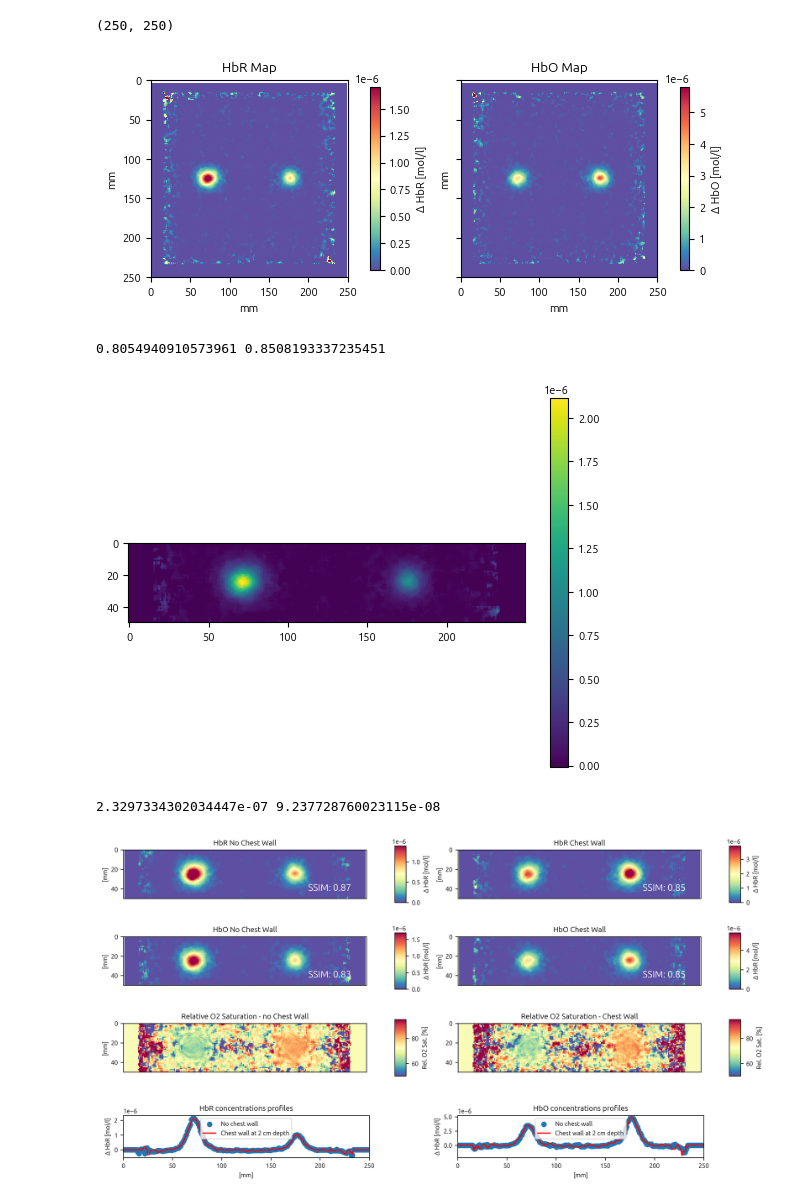
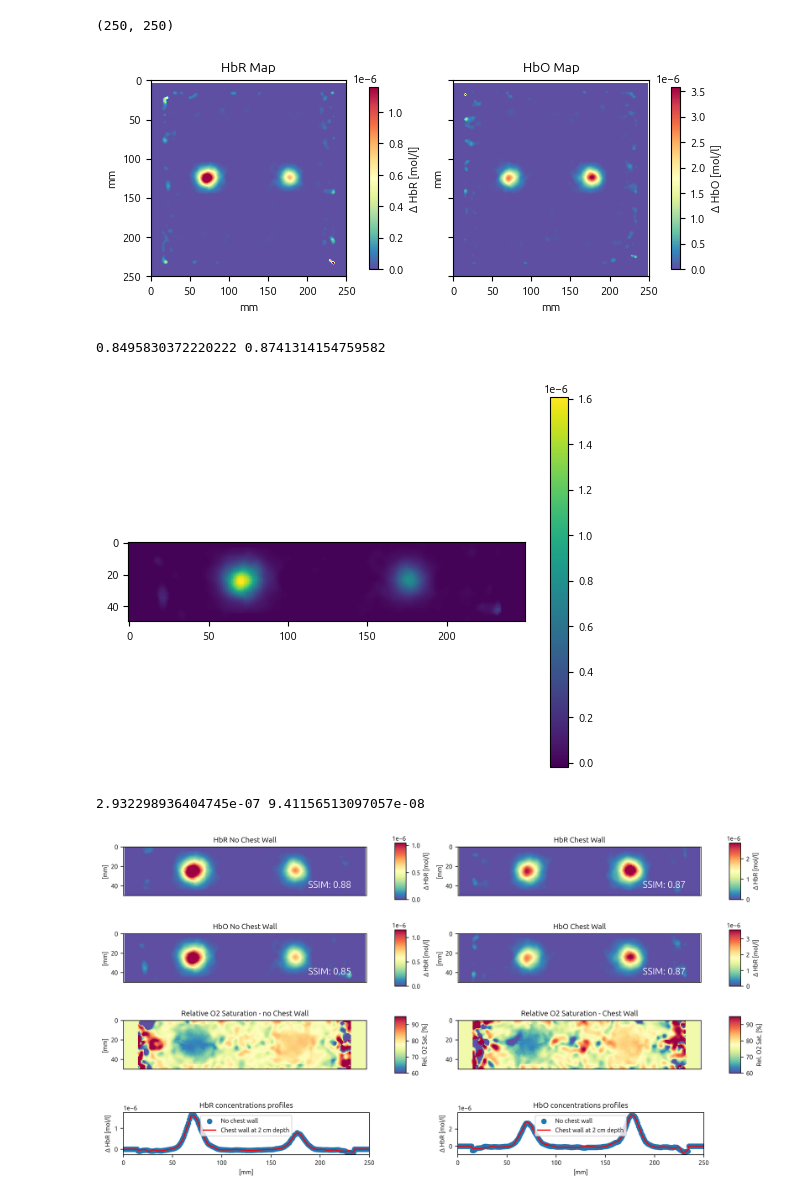
Before and after one commit to nicocarbone/MamoRefCodePublic, a Jupyter notebook: MamoRefRecon2D_MC_Chest.ipynb, the cells around one changed output. Cells and saved outputs as stored; diff of their text form; code cells hidden in the pictures.

```diff
--- a/MamoRefRecon2D_MC_Chest.ipynb
+++ b/MamoRefRecon2D_MC_Chest.ipynb
@@ -30,7 +30,7 @@ np.shape(GTHbO)
 (250, 250)
 # %%
 sigmaGauss = 12
-fftStrength = 0
+fftStrength = 2
 cropSizeX = 70
 cropSizeY = 70
 maxDev = 10
@@ -438,7 +438,7 @@ plt.show()
 
 figSats.savefig("MC2Incs_HbXMaps_noTot_ChestWall.png", bbox_inches='tight', dpi=300)
 # %% [output]
-[figure, old version]
+[figure, new version]
 # %%
 desOxyMap_2D_scaled_CW = zoom(desOxyMap_2D_filtered_CW, 250/np.shape(desOxyMap_2D_filtered_CW)[0], order=1)
 OxyMap_2D_scaled_CW = zoom(OxyMap_2D_filtered_CW, 250/np.shape(OxyMap_2D_filtered_CW)[0], order=1)
@@ -462,8 +462,8 @@ ssimDesOxy_CW = ssim(GTHbR[100:150,:], desOxyMap_2D_scaled_CW[100:150,:], data_r
 
 print(ssimOxy_CW, ssimDesOxy_CW)
 # %% [output]
-0.8054940910573961 0.8508193337235451
+0.8495830372220222 0.8741314154759582
-[figure, old version]
+[figure, new version]
 # %%
 minValPos = 15
 vertSize = 25
@@ -539,8 +539,8 @@ axs[1, 1].get_xaxis().set_visible(False)
 
 if doSatMap:
 
-    HbOminVal = np.abs(np.nanmin(aux.fftGauss(OxyMap_2D_filtered, 10)[0]))
-    HbRminVal = np.abs(np.nanmin(aux.fftGauss(desOxyMap_2D_filtered, 10)[0]))
+    HbOminVal = np.abs(np.nanpercentile(aux.fftGauss(OxyMap_2D_filtered, 10)[0],1))
+    HbRminVal = np.abs(np.nanpercentile(aux.fftGauss(desOxyMap_2D_filtered, 10)[0],1))
     print(HbOminVal, HbRminVal)
 
     O2SatMap_noCW = (OxyMap_2D_filtered+HbOminVal)/((OxyMap_2D_filtered +
@@ -549,7 +549,7 @@ if doSatMap:
                                                           HbOminVal) + (desOxyMap_2D_filtered_CW+HbRminVal))
 
     vmax = 95
-    vmin = 50
+    vmin = 60
     imO2SatnoCW= axs[2, 0].imshow(O2SatMap_noCW[midVertPoint-vertSize:midVertPoint +
                                    vertSize, :]*100, vmin=vmin, vmax=vmax, cmap=mp.colormaps[colorMap], extent=extent)
     cbarO2SatnoCW = fig.colorbar(imO2SatnoCW, ax=axs[2, 0], fraction=0.04, pad=0.1, aspect=5)
@@ -570,35 +570,35 @@ if doSatMap:
 prof_HbR_noCW = desOxyMap_2D_filtered[midVertPoint, :]
 prof_HbO_noCW = OxyMap_2D_filtered[midVertPoint, :]
 prof_HbR_CW = desOxyMap_2D_filtered_CW[midVertPoint, :]
 prof_HbO_CW = OxyMap_2D_filtered_CW[midVertPoint, :]
 
 x_scale = np.linspace(0,250,np.shape(desOxyMap_2D_filtered)[0])
 
 plot1 = fig.add_axes([0.042, -0.2, 0.365, 0.15])
 plot2 = fig.add_axes([0.538, -0.2, 0.365, 0.15])
 
 plot1.scatter(x_scale, prof_HbR_noCW, label="No chest wall")
 plot1.plot(x_scale, prof_HbR_CW, c="red", label="Chest wall at 2 cm depth")
 plot1.set_ylabel("Δ HbR [mol/l]")
 plot1.set_xlabel("[mm]")
 plot1.set_xlim(0,250)
 plot1.set_title("HbR concentrations profiles")
 plot1.legend()
 
 plot2.scatter(x_scale, prof_HbO_noCW, label="No chest wall")
 plot2.plot(x_scale, prof_HbO_CW, c="red", label="Chest wall at 2 cm depth")
 plot2.set_xlabel("[mm]")
 plot2.set_ylabel("Δ HbR [mol/l]")
 plot2.set_xlim(0,250)
 plot2.set_title("HbO concentrations profiles")
 plot2.legend()
 
 fig.tight_layout()
 fig.savefig("MC2Incs_ChestWall.png", bbox_inches='tight', dpi=300)
 plt.show()
 # %% [output]
-2.3297334302034447e-07 9.237728760023115e-08
+2.932298936404745e-07 9.41156513097057e-08
-[figure, old version]
+[figure, new version]
 # %%
 plt.plot(x_scale, prof_HbO_noCW)
 xPosInc1 = round(x_scale[np.nanargmax(prof_HbO_noCW[0:100])])
```
Also changed, not shown: parts of 5 cells of this notebook, 1 other file.
